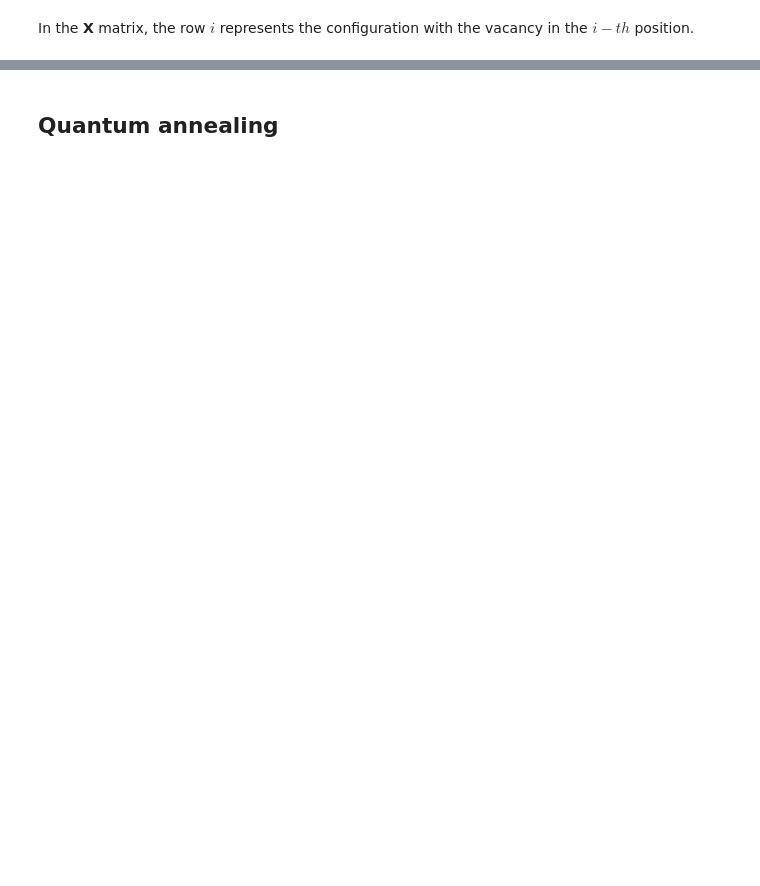
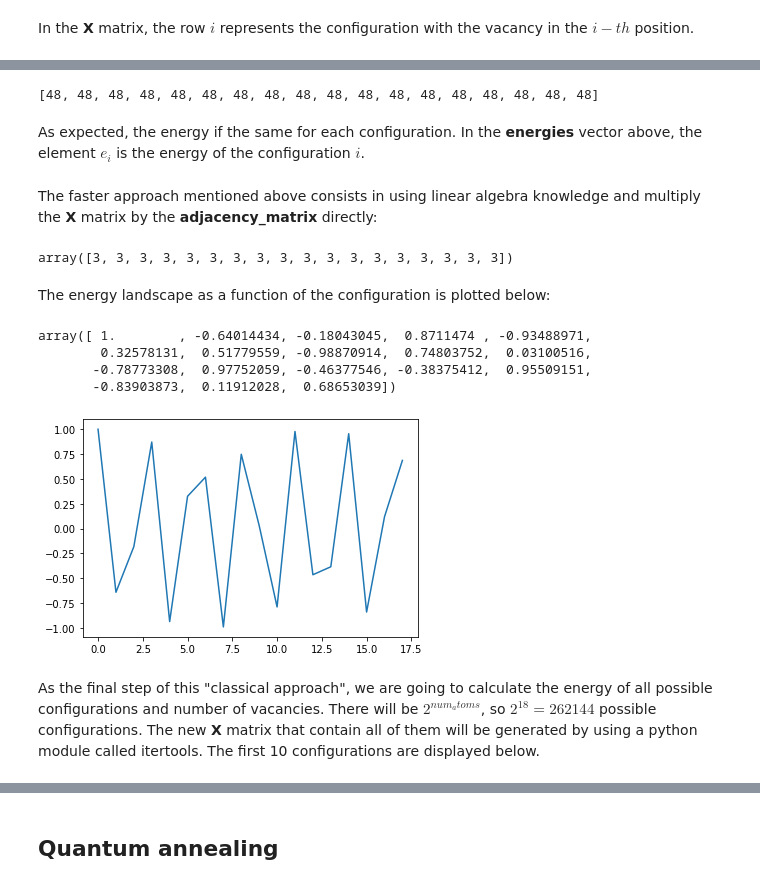
Before and after one commit to cmc-ucl/quantum_computing, a Jupyter notebook: Graphene_teaching.ipynb, the cells around one changed output, grey strips where cells are left out. Cells and saved outputs as stored; diff of their text form; code cells hidden in the pictures; blank space fills up the shorter version.

Commit message:
Add all config - classic

```diff
--- a/Graphene_teaching.ipynb
+++ b/Graphene_teaching.ipynb
@@ -262,0 +263,39 @@ In the **X** matrix, the row $i$ represents the configuration with the vacancy i
+# %%
+energies = []
+for line in X:
+    energies.append(np.matmul(line, np.matmul(line, adjacency_matrix)))
+
+display(energies)
+# %% [output]
+[48, 48, 48, 48, 48, 48, 48, 48, 48, 48, 48, 48, 48, 48, 48, 48, 48, 48]
+# %% [markdown]
+As expected, the energy if the same for each configuration. In the **energies** vector above, the element $e_i$ is the energy of the configuration $i$.
+# %% [markdown]
+The faster approach mentioned above consists in using linear algebra knowledge and multiply the **X** matrix by the **adjacency_matrix** directly:
+# %%
+#REVIEW THIS
+energies = - np.matmul(X,adjacency_matrix)
+energies = np.sum(adjacency_matrix,axis = 1)
+display(energies)
+
+#E_tmp = -np.matmul(X_classical,adjacency_matrix)
+#E_classical = np.sum(X_classical*E_tmp,axis=1)
+# %% [output]
+array([3, 3, 3, 3, 3, 3, 3, 3, 3, 3, 3, 3, 3, 3, 3, 3, 3, 3])
+# %% [markdown]
+The energy landscape as a function of the configuration is plotted below:
+# %%
+import matplotlib.pyplot as plt
+
+x = np.arange(18)
+y = np.cos(x*energies)
+plt.plot(x,y)
+y
+# %% [output]
+array([ 1.        , -0.64014434, -0.18043045,  0.8711474 , -0.93488971,
+        0.32578131,  0.51779559, -0.98870914,  0.74803752,  0.03100516,
+       -0.78773308,  0.97752059, -0.46377546, -0.38375412,  0.95509151,
+       -0.83903873,  0.11912028,  0.68653039])
+[figure, added]
+# %% [markdown]
+As the final step of this "classical approach", we are going to calculate the energy of all possible configurations and number of vacancies. There will be $2^{num_atoms}$, so $2^{18} = 262144$ possible configurations. The new **X** matrix that contain all of them will be generated by using a python module called itertools. The first 10 configurations are displayed below.
```
Also changed, not shown: parts of 13 cells of this notebook.
